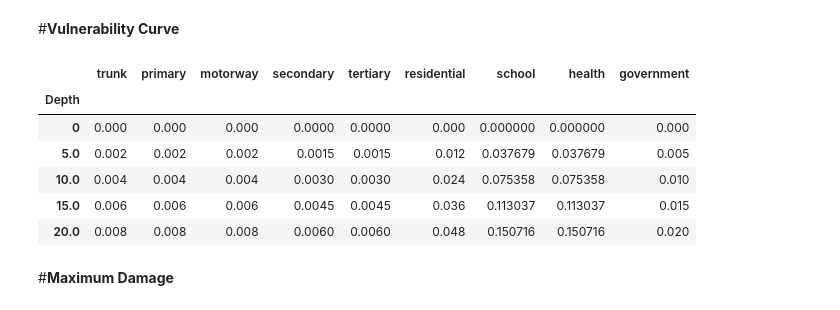
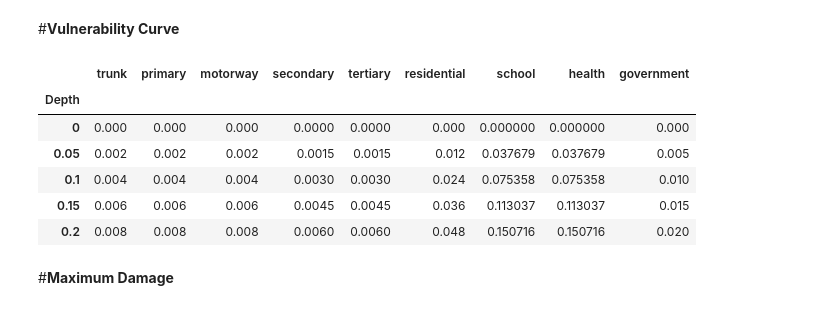
Before and after one commit to alzimnara/modul_praktikum, a Jupyter notebook: notebooks/Notebook_Bab_4.ipynb, the cells around one changed output. Saved outputs shown, nothing was run; the diff lists cells and outputs as text; code cells hidden in the pictures.

```diff
--- a/notebooks/Notebook_Bab_4.ipynb
+++ b/notebooks/Notebook_Bab_4.ipynb
@@ -851,45 +755,42 @@ types = ["trunk", "primary", "motorway",
          "school", "health", "government"]
 
 # Kurva kerusakan untuk setiap tipe infrastruktur
 # Format: F{unique_id} mengacu pada ID kurva di vul_df
 curves = ["F7.5", "F7.5", "F7.5",
           "F7.7", "F7.7", "F7.9",
           "F21.4", "F21.4", "F21.7"]
 
 # Memetakan tipe infrastruktur ke ID kurva yang sesuai
 selected_curves = dict(zip(types, curves))
 
 # Memilih data kurva kerusakan dari vulnerability dataframe.
 damage_curves = vul_df[['ID number'] + list(selected_curves.values())]
 
 # Mengambil baris dengan kedalaman 4-125 (rentang yang relevan)
 damage_curves = damage_curves.iloc[4:125, :]
 
 # Mengatur kolom ID number sebagai index (depth)
 damage_curves.set_index('ID number', inplace=True)
 damage_curves.index = damage_curves.index.rename('Depth')
 
 # Mengkonversi tipe data ke float32 untuk efisiensi memori
 damage_curves = damage_curves.astype(np.float32)
 
 # Mengganti nama kolom dengan tipe infrastruktur yang lebih mudah dibaca
 damage_curves.columns = types
 
 # Mengisi nilai kosong dengan metode forward fill
 damage_curves = damage_curves.ffill()
 
-# Mengkonversi index (depth) dari meter ke centimeter
-damage_curves.index = damage_curves.index * 100
+damage_curves.head(5)
+# %% [output]
+|  | trunk | primary | motorway | secondary | tertiary | residential | school | health | government |
+| Depth |  |  |  |  |  |  |  |  |  |
+| 0 | 0.000 | 0.000 | 0.000 | 0.0000 | 0.0000 | 0.000 | 0.000000 | 0.000000 | 0.000 |
+| 0.05 | 0.002 | 0.002 | 0.002 | 0.0015 | 0.0015 | 0.012 | 0.037679 | 0.037679 | 0.005 |
+| 0.1 | 0.004 | 0.004 | 0.004 | 0.0030 | 0.0030 | 0.024 | 0.075358 | 0.075358 | 0.010 |
+| 0.15 | 0.006 | 0.006 | 0.006 | 0.0045 | 0.0045 | 0.036 | 0.113037 | 0.113037 | 0.015 |
+| 0.2 | 0.008 | 0.008 | 0.008 | 0.0060 | 0.0060 | 0.048 | 0.150716 | 0.150716 | 0.020 |
-# %%
-damage_curves.head(5)
-# %% [output]
-|  | trunk | primary | motorway | secondary | tertiary | residential | school | health | government |
-| Depth |  |  |  |  |  |  |  |  |  |
-| 0 | 0.000 | 0.000 | 0.000 | 0.0000 | 0.0000 | 0.000 | 0.000000 | 0.000000 | 0.000 |
-| 5.0 | 0.002 | 0.002 | 0.002 | 0.0015 | 0.0015 | 0.012 | 0.037679 | 0.037679 | 0.005 |
-| 10.0 | 0.004 | 0.004 | 0.004 | 0.0030 | 0.0030 | 0.024 | 0.075358 | 0.075358 | 0.010 |
-| 15.0 | 0.006 | 0.006 | 0.006 | 0.0045 | 0.0045 | 0.036 | 0.113037 | 0.113037 | 0.015 |
-| 20.0 | 0.008 | 0.008 | 0.008 | 0.0060 | 0.0060 | 0.048 | 0.150716 | 0.150716 | 0.020 |
 # %% [markdown]
 #**Maximum Damage**
 # %%
```
Also changed, not shown: parts of 20 cells of this notebook.
